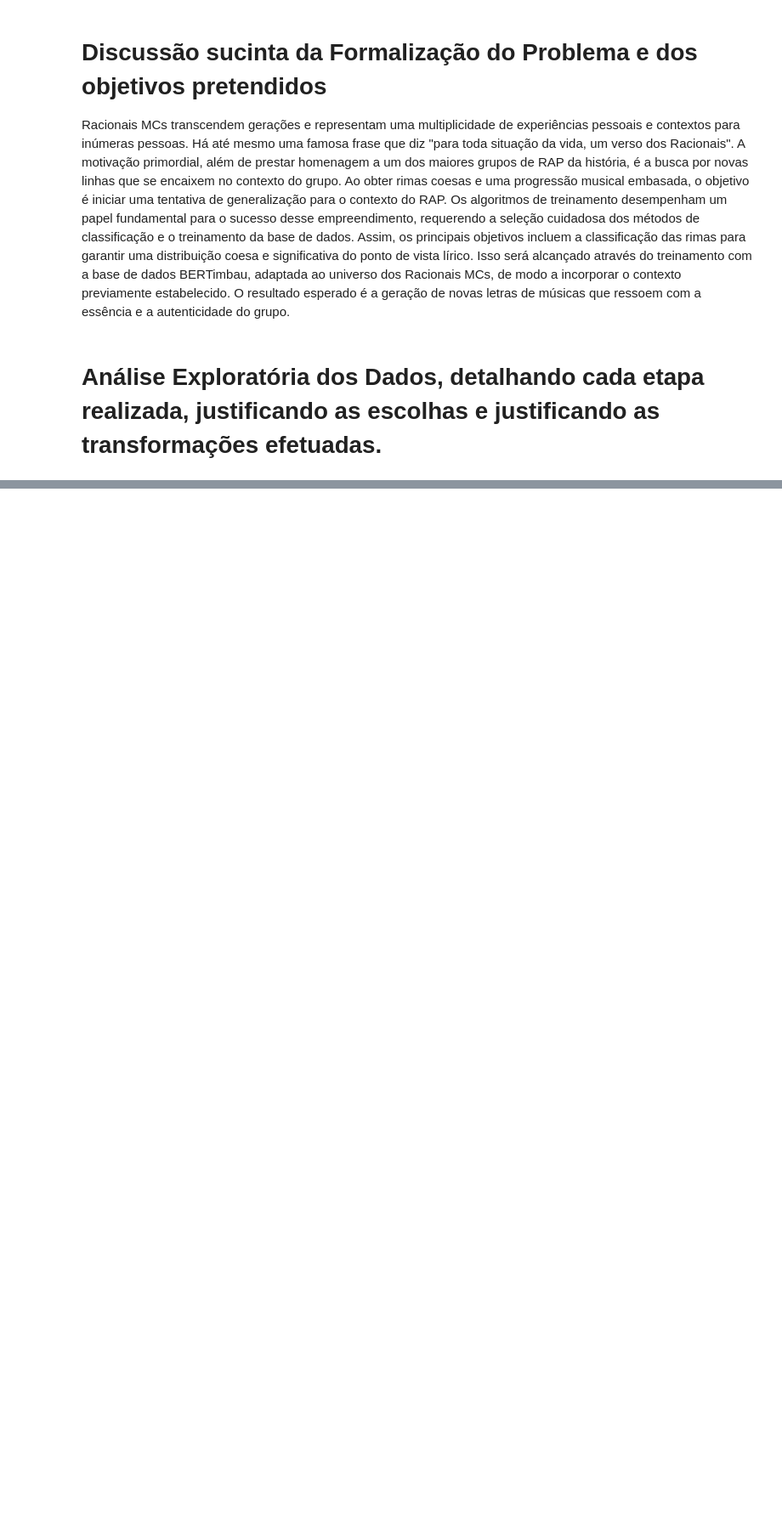
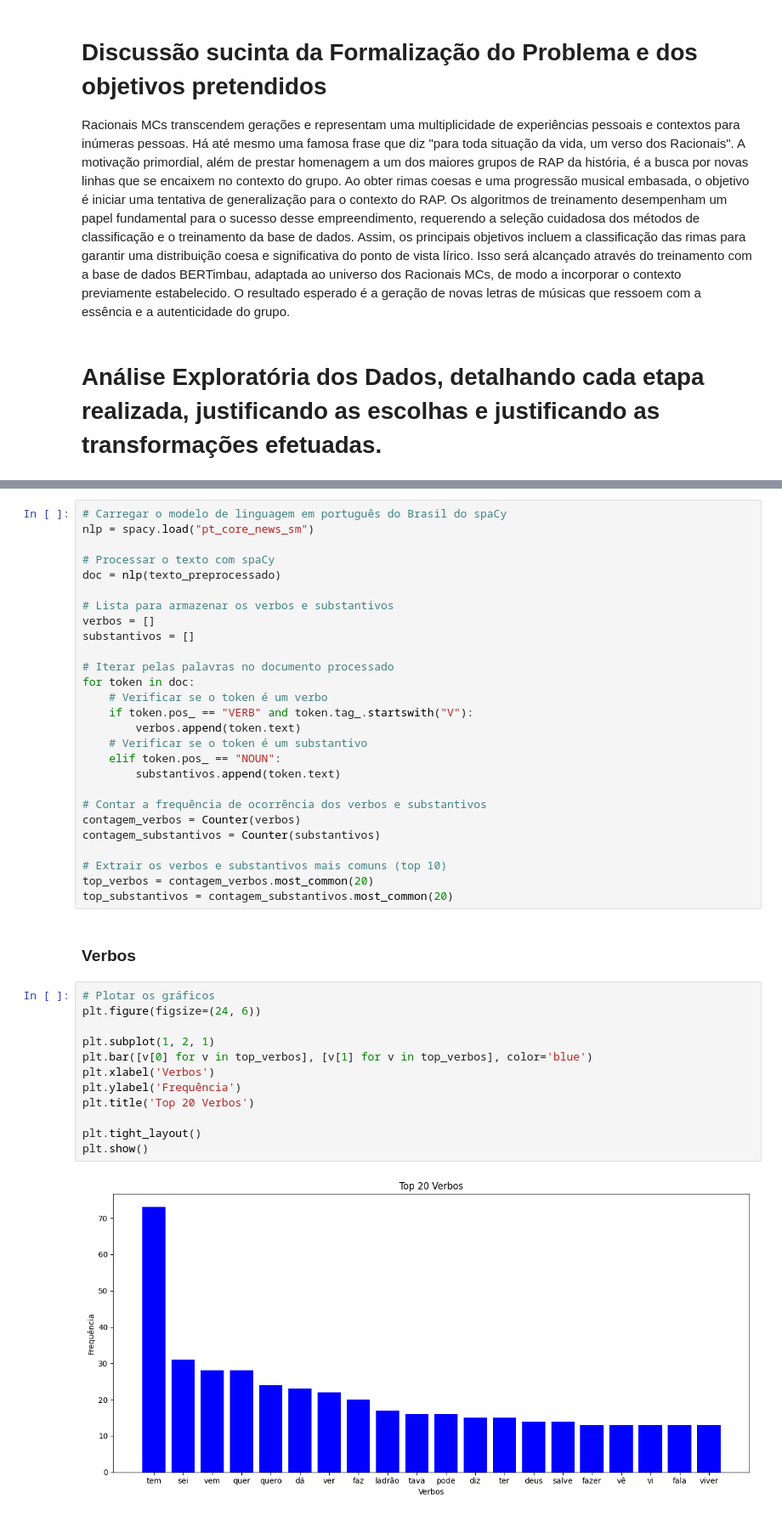
Before and after one commit to JotaChina/Computer-intelligence, a Jupyter notebook: TP2/tp2.ipynb, the cells around one changed output, grey strips where cells are left out. Shown: that part at 85% size. Drawn from its saved outputs; the diff is of its cells as text; blank space fills up the shorter version.

```diff
--- a/TP2/tp2.ipynb
+++ b/TP2/tp2.ipynb
@@ -18,0 +213,43 @@ Plotar os gráficos de rimas, pares de rimas iguais, quantidade de rimas com alg
+# %%
+# Carregar o modelo de linguagem em português do Brasil do spaCy
+nlp = spacy.load("pt_core_news_sm")
+
+# Processar o texto com spaCy
+doc = nlp(texto_preprocessado)
+
+# Lista para armazenar os verbos e substantivos
+verbos = []
+substantivos = []
+
+# Iterar pelas palavras no documento processado
+for token in doc:
+    # Verificar se o token é um verbo
+    if token.pos_ == "VERB" and token.tag_.startswith("V"):
+        verbos.append(token.text)
+    # Verificar se o token é um substantivo
+    elif token.pos_ == "NOUN":
+        substantivos.append(token.text)
+
+# Contar a frequência de ocorrência dos verbos e substantivos
+contagem_verbos = Counter(verbos)
+contagem_substantivos = Counter(substantivos)
+
+# Extrair os verbos e substantivos mais comuns (top 10)
+top_verbos = contagem_verbos.most_common(20)
+top_substantivos = contagem_substantivos.most_common(20)
+# %% [markdown]
+### Verbos
+# %%
+# Plotar os gráficos
+plt.figure(figsize=(24, 6))
+
+plt.subplot(1, 2, 1)
+plt.bar([v[0] for v in top_verbos], [v[1] for v in top_verbos], color='blue')
+plt.xlabel('Verbos')
+plt.ylabel('Frequência')
+plt.title('Top 20 Verbos')
+
+plt.tight_layout()
+plt.show()
+# %% [output]
+[figure, added]
```
Also changed, not shown: parts of 44 cells of this notebook.
